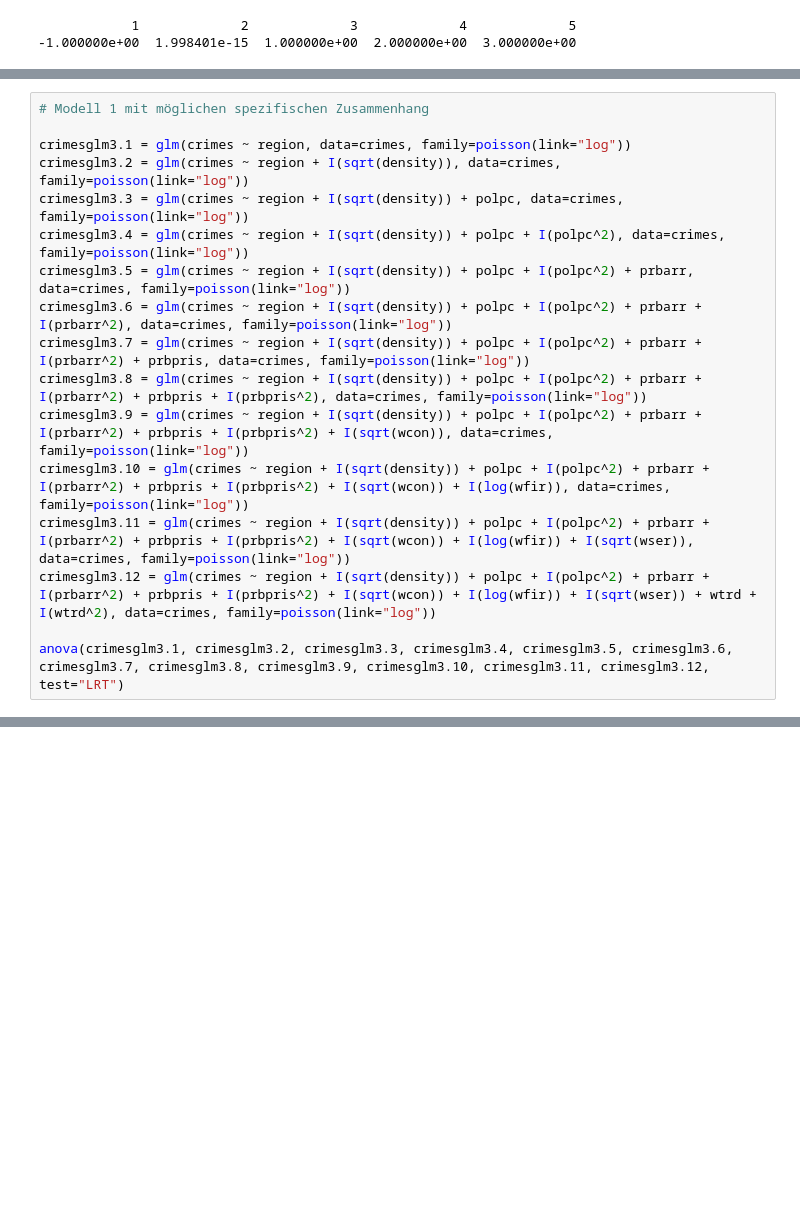
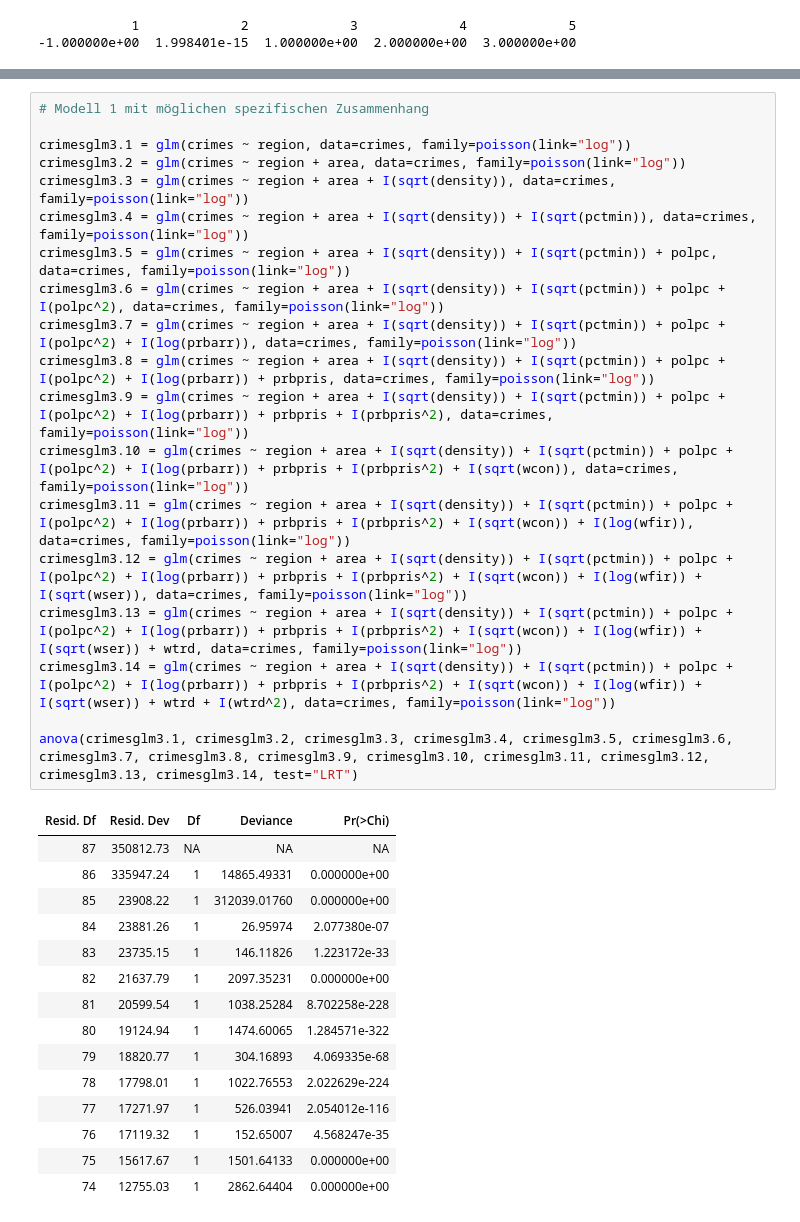
Before and after one commit to HenningAthor/SV_Crimes, a Jupyter notebook: Max/Analyse Zusammenhänge.ipynb, the cells around one changed output, grey strips where cells are left out. Cells and saved outputs as stored; diff of their text form; blank space fills up the shorter version.

```diff
--- a/Max/Analyse Zusammenhänge.ipynb
+++ b/Max/Analyse Zusammenhänge.ipynb
@@ -428,17 +285,0 @@ anova(crimesglm2.1, crimesglm2.2, crimesglm2.3, crimesglm2.4, crimesglm2.5, crim
-# %%
-# Modell 1 mit möglichen spezifischen Zusammenhang
-
-crimesglm3.1 = glm(crimes ~ region, data=crimes, family=poisson(link="log"))
-crimesglm3.2 = glm(crimes ~ region + I(sqrt(density)), data=crimes, family=poisson(link="log"))
-crimesglm3.3 = glm(crimes ~ region + I(sqrt(density)) + polpc, data=crimes, family=poisson(link="log"))
-crimesglm3.4 = glm(crimes ~ region + I(sqrt(density)) + polpc + I(polpc^2), data=crimes, family=poisson(link="log"))
-crimesglm3.5 = glm(crimes ~ region + I(sqrt(density)) + polpc + I(polpc^2) + prbarr, data=crimes, family=poisson(link="log"))
-crimesglm3.6 = glm(crimes ~ region + I(sqrt(density)) + polpc + I(polpc^2) + prbarr + I(prbarr^2), data=crimes, family=poisson(link="log"))
-crimesglm3.7 = glm(crimes ~ region + I(sqrt(density)) + polpc + I(polpc^2) + prbarr + I(prbarr^2) + prbpris, data=crimes, family=poisson(link="log"))
-crimesglm3.8 = glm(crimes ~ region + I(sqrt(density)) + polpc + I(polpc^2) + prbarr + I(prbarr^2) + prbpris + I(prbpris^2), data=crimes, family=poisson(link="log"))
-crimesglm3.9 = glm(crimes ~ region + I(sqrt(density)) + polpc + I(polpc^2) + prbarr + I(prbarr^2) + prbpris + I(prbpris^2) + I(sqrt(wcon)), data=crimes, family=poisson(link="log"))
-crimesglm3.10 = glm(crimes ~ region + I(sqrt(density)) + polpc + I(polpc^2) + prbarr + I(prbarr^2) + prbpris + I(prbpris^2) + I(sqrt(wcon)) + I(log(wfir)), data=crimes, family=poisson(link="log"))
-crimesglm3.11 = glm(crimes ~ region + I(sqrt(density)) + polpc + I(polpc^2) + prbarr + I(prbarr^2) + prbpris + I(prbpris^2) + I(sqrt(wcon)) + I(log(wfir)) + I(sqrt(wser)), data=crimes, family=poisson(link="log"))
-crimesglm3.12 = glm(crimes ~ region + I(sqrt(density)) + polpc + I(polpc^2) + prbarr + I(prbarr^2) + prbpris + I(prbpris^2) + I(sqrt(wcon)) + I(log(wfir)) + I(sqrt(wser)) + wtrd + I(wtrd^2), data=crimes, family=poisson(link="log"))
-
-anova(crimesglm3.1, crimesglm3.2, crimesglm3.3, crimesglm3.4, crimesglm3.5, crimesglm3.6, crimesglm3.7, crimesglm3.8, crimesglm3.9, crimesglm3.10, crimesglm3.11, crimesglm3.12, test="LRT")
@@ -511,0 +438,35 @@ cat( "Modell 4: ",SEP4,"\n")
+# %%
+# Modell 1 mit möglichen spezifischen Zusammenhang
+
+crimesglm3.1 = glm(crimes ~ region, data=crimes, family=poisson(link="log"))
+crimesglm3.2 = glm(crimes ~ region + area, data=crimes, family=poisson(link="log"))
+crimesglm3.3 = glm(crimes ~ region + area + I(sqrt(density)), data=crimes, family=poisson(link="log"))
+crimesglm3.4 = glm(crimes ~ region + area + I(sqrt(density)) + I(sqrt(pctmin)), data=crimes, family=poisson(link="log"))
+crimesglm3.5 = glm(crimes ~ region + area + I(sqrt(density)) + I(sqrt(pctmin)) + polpc, data=crimes, family=poisson(link="log"))
+crimesglm3.6 = glm(crimes ~ region + area + I(sqrt(density)) + I(sqrt(pctmin)) + polpc + I(polpc^2), data=crimes, family=poisson(link="log"))
+crimesglm3.7 = glm(crimes ~ region + area + I(sqrt(density)) + I(sqrt(pctmin)) + polpc + I(polpc^2) + I(log(prbarr)), data=crimes, family=poisson(link="log"))
+crimesglm3.8 = glm(crimes ~ region + area + I(sqrt(density)) + I(sqrt(pctmin)) + polpc + I(polpc^2) + I(log(prbarr)) + prbpris, data=crimes, family=poisson(link="log"))
+crimesglm3.9 = glm(crimes ~ region + area + I(sqrt(density)) + I(sqrt(pctmin)) + polpc + I(polpc^2) + I(log(prbarr)) + prbpris + I(prbpris^2), data=crimes, family=poisson(link="log"))
+crimesglm3.10 = glm(crimes ~ region + area + I(sqrt(density)) + I(sqrt(pctmin)) + polpc + I(polpc^2) + I(log(prbarr)) + prbpris + I(prbpris^2) + I(sqrt(wcon)), data=crimes, family=poisson(link="log"))
+crimesglm3.11 = glm(crimes ~ region + area + I(sqrt(density)) + I(sqrt(pctmin)) + polpc + I(polpc^2) + I(log(prbarr)) + prbpris + I(prbpris^2) + I(sqrt(wcon)) + I(log(wfir)), data=crimes, family=poisson(link="log"))
+crimesglm3.12 = glm(crimes ~ region + area + I(sqrt(density)) + I(sqrt(pctmin)) + polpc + I(polpc^2) + I(log(prbarr)) + prbpris + I(prbpris^2) + I(sqrt(wcon)) + I(log(wfir)) + I(sqrt(wser)), data=crimes, family=poisson(link="log"))
+crimesglm3.13 = glm(crimes ~ region + area + I(sqrt(density)) + I(sqrt(pctmin)) + polpc + I(polpc^2) + I(log(prbarr)) + prbpris + I(prbpris^2) + I(sqrt(wcon)) + I(log(wfir)) + I(sqrt(wser)) + wtrd, data=crimes, family=poisson(link="log"))
+crimesglm3.14 = glm(crimes ~ region + area + I(sqrt(density)) + I(sqrt(pctmin)) + polpc + I(polpc^2) + I(log(prbarr)) + prbpris + I(prbpris^2) + I(sqrt(wcon)) + I(log(wfir)) + I(sqrt(wser)) + wtrd + I(wtrd^2), data=crimes, family=poisson(link="log"))
+
+anova(crimesglm3.1, crimesglm3.2, crimesglm3.3, crimesglm3.4, crimesglm3.5, crimesglm3.6, crimesglm3.7, crimesglm3.8, crimesglm3.9, crimesglm3.10, crimesglm3.11, crimesglm3.12, crimesglm3.13, crimesglm3.14, test="LRT")
+# %% [output]
+| Resid. Df | Resid. Dev | Df | Deviance | Pr(>Chi) |
+| 87 | 350812.73 | NA | NA | NA |
+| 86 | 335947.24 | 1 | 14865.49331 | 0.000000e+00 |
+| 85 | 23908.22 | 1 | 312039.01760 | 0.000000e+00 |
+| 84 | 23881.26 | 1 | 26.95974 | 2.077380e-07 |
+| 83 | 23735.15 | 1 | 146.11826 | 1.223172e-33 |
+| 82 | 21637.79 | 1 | 2097.35231 | 0.000000e+00 |
+| 81 | 20599.54 | 1 | 1038.25284 | 8.702258e-228 |
+| 80 | 19124.94 | 1 | 1474.60065 | 1.284571e-322 |
+| 79 | 18820.77 | 1 | 304.16893 | 4.069335e-68 |
+| 78 | 17798.01 | 1 | 1022.76553 | 2.022629e-224 |
+| 77 | 17271.97 | 1 | 526.03941 | 2.054012e-116 |
+| 76 | 17119.32 | 1 | 152.65007 | 4.568247e-35 |
+| 75 | 15617.67 | 1 | 1501.64133 | 0.000000e+00 |
+| 74 | 12755.03 | 1 | 2862.64404 | 0.000000e+00 |
```
Also changed, not shown: parts of 23 cells of this notebook.
